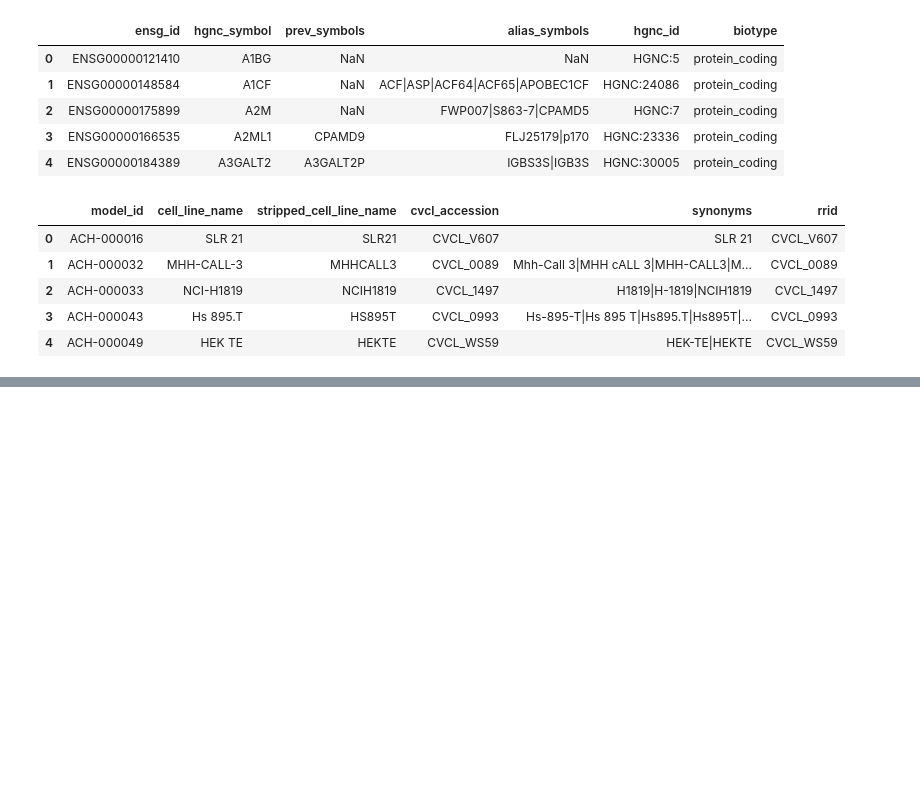
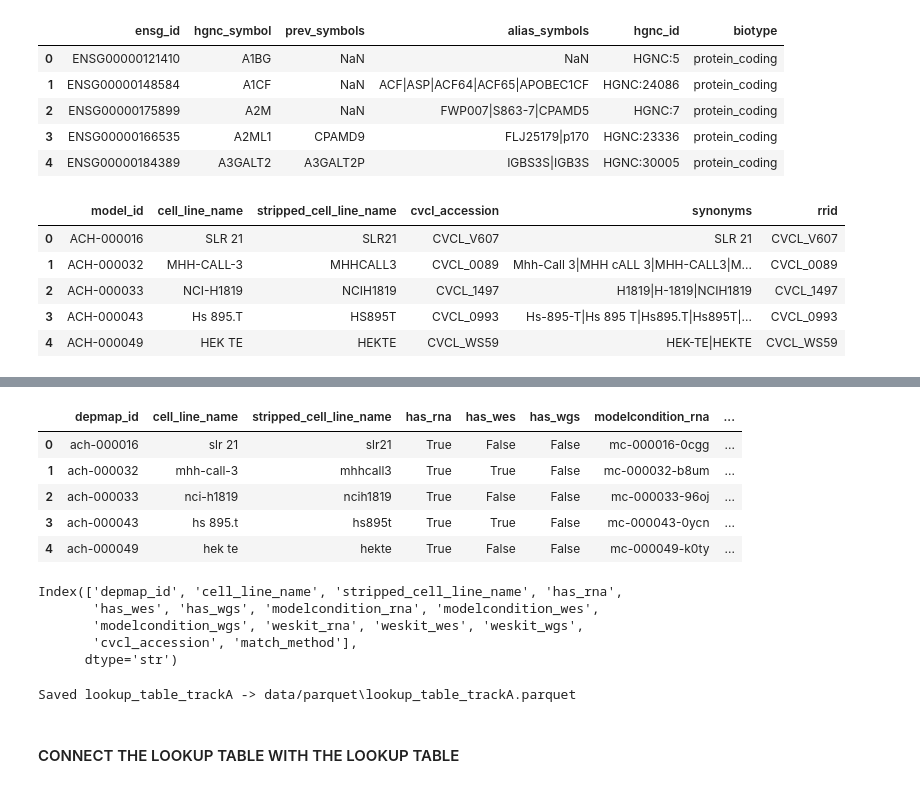
Before and after one commit to UoB-AstraZeneca-25-26/UoB-GeneTraceAI-25-26, a Jupyter notebook: src/notebooks/04_track_a_harmonization.ipynb, the cells around one changed output, grey strips where cells are left out. Cells and saved outputs as stored; diff of their text form; code cells hidden in the pictures; blank space fills up the shorter version.

Commit message:
Merged Track A

```diff
--- a/src/notebooks/04_track_a_harmonization.ipynb
+++ b/src/notebooks/04_track_a_harmonization.ipynb
@@ -702,0 +941,10 @@ cell_line_lookup.head()
+# %%
+dataframes = {
+    "sample_info" : df_sample_info_cleaned,
+    "cellosaurus" : df_cellosaurus_clean,
+    "depmap_profiles" : df_depmap_profiles_cleaned
+}
+# %%
+lookup_table_trackA, unmapped_log, duplicate_log = build_lookup_table(
+   dataframes, identifiers
+)
@@ -702,0 +969,17 @@ cell_line_lookup.head()
+# %%
+lookup_table_trackA.head()
+# %% [output]
+|  | depmap_id | cell_line_name | stripped_cell_line_name | has_rna | has_wes | has_wgs | modelcondition_rna | ... |
+| 0 | ach-000016 | slr 21 | slr21 | True | False | False | mc-000016-0cgg | ... |
+| 1 | ach-000032 | mhh-call-3 | mhhcall3 | True | True | False | mc-000032-b8um | ... |
+| 2 | ach-000033 | nci-h1819 | ncih1819 | True | False | False | mc-000033-96oj | ... |
+| 3 | ach-000043 | hs 895.t | hs895t | True | True | False | mc-000043-0ycn | ... |
+| 4 | ach-000049 | hek te | hekte | True | False | False | mc-000049-k0ty | ... |
+# %%
+lookup_table_trackA.columns
+# %% [output]
+Index(['depmap_id', 'cell_line_name', 'stripped_cell_line_name', 'has_rna',
+       'has_wes', 'has_wgs', 'modelcondition_rna', 'modelcondition_wes',
+       'modelcondition_wgs', 'weskit_rna', 'weskit_wes', 'weskit_wgs',
+       'cvcl_accession', 'match_method'],
+      dtype='str')
@@ -702,0 +991,12 @@ cell_line_lookup.head()
+# %%
+# -- Save the lookup table itself --
+save_dataframes_to_parquet(
+    tables = {
+        "lookup_table_trackA" : lookup_table_trackA
+    },
+    out_dir = "data/parquet",
+)
+# %% [output]
+Saved lookup_table_trackA -> data/parquet\lookup_table_trackA.parquet
+# %% [markdown]
+#### CONNECT THE LOOKUP TABLE WITH THE LOOKUP TABLE
```
Also changed, not shown: parts of 41 cells of this notebook, 6 other files.
